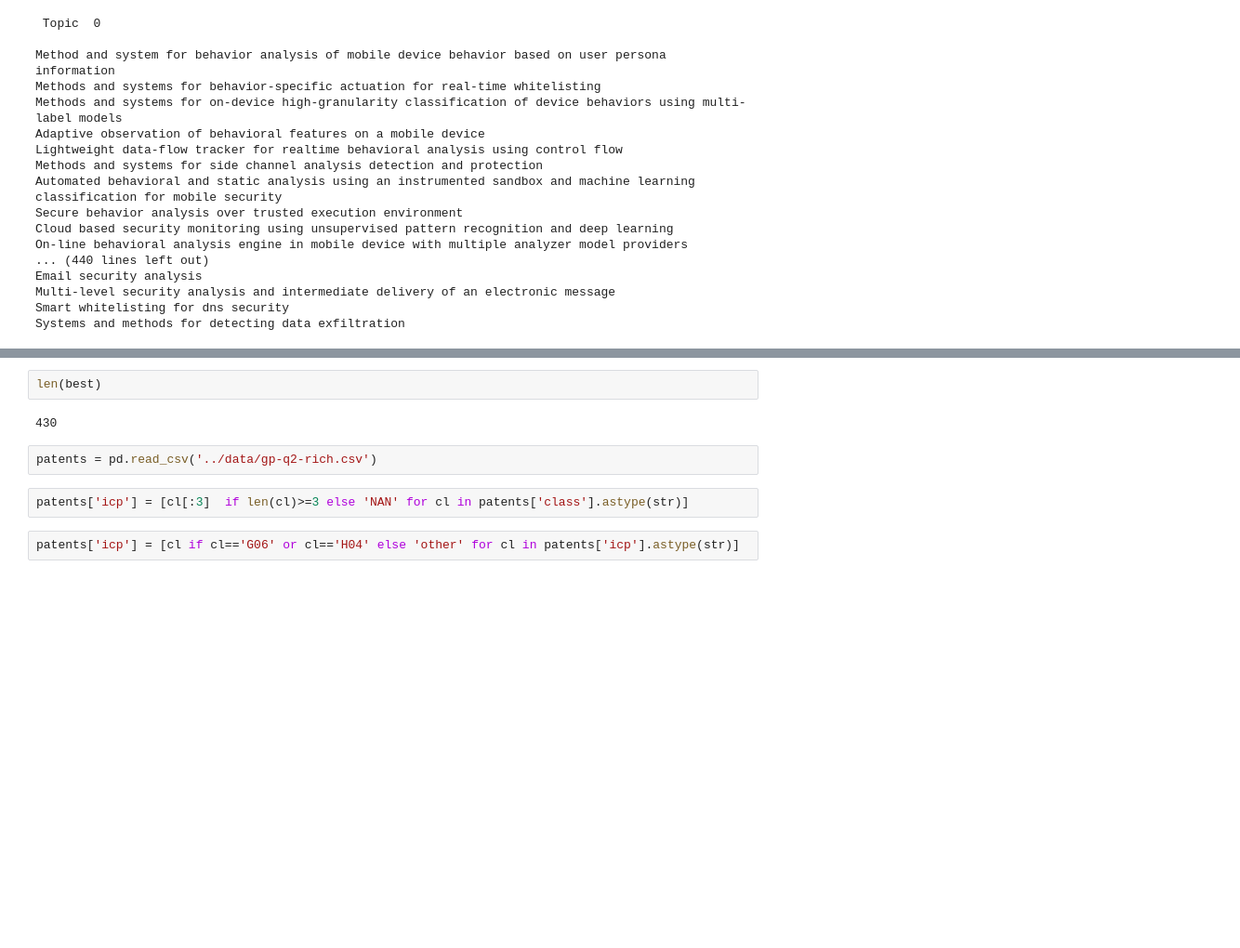
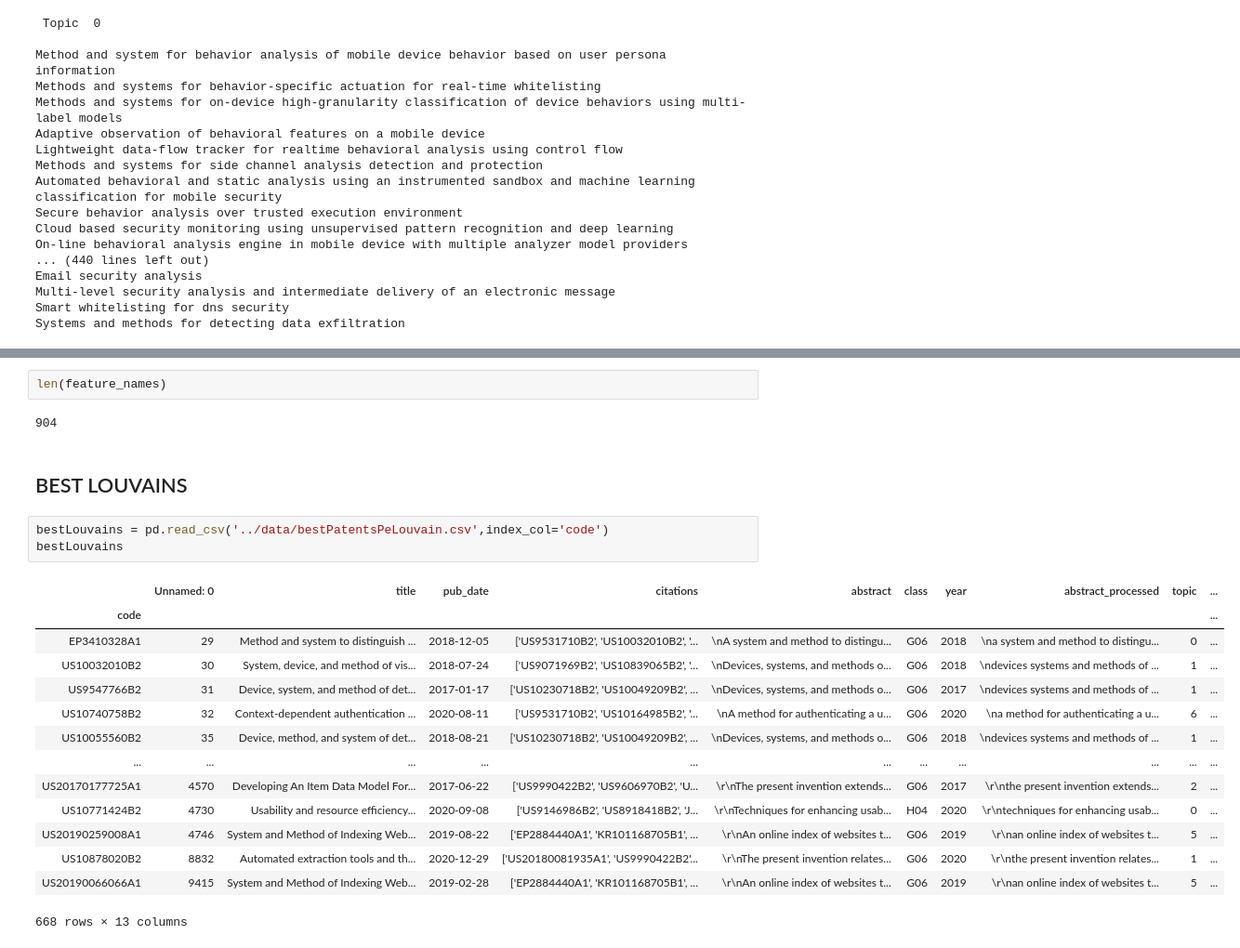
Before and after one commit to carloalbe/SCI-project, a Jupyter notebook: code/Best patents per topics.ipynb, the cells around one changed output, grey strips where cells are left out. Shown: that part at 93% size. Drawn from its saved outputs; the diff is of its cells as text; blank space fills up the shorter version.

```diff
--- a/code/Best patents per topics.ipynb
+++ b/code/Best patents per topics.ipynb
@@ -49,10 +149,24 @@ Systems and methods for detecting data exfiltration
 # %%
-len(best)
+len(feature_names)
 # %% [output]
-430
+904
+# %% [markdown]
+## BEST LOUVAINS
 # %%
-patents = pd.read_csv('../data/gp-q2-rich.csv')
+bestLouvains = pd.read_csv('../data/bestPatentsPeLouvain.csv',index_col='code')
+bestLouvains
+# %% [output]
+|  | Unnamed: 0 | title | pub_date | citations | abstract | class | year | abstract_processed | topic | ... |
+| code |  |  |  |  |  |  |  |  |  | ... |
+| EP3410328A1 | 29 | Method and system to distinguish ... | 2018-12-05 | ['US9531710B2', 'US10032010B2', '... | \nA system and method to distingu... | G06 | 2018 | \na system and method to distingu... | 0 | ... |
+| US10032010B2 | 30 | System, device, and method of vis... | 2018-07-24 | ['US9071969B2', 'US10839065B2', '... | \nDevices, systems, and methods o... | G06 | 2018 | \ndevices systems and methods of ... | 1 | ... |
+| US9547766B2 | 31 | Device, system, and method of det... | 2017-01-17 | ['US10230718B2', 'US10049209B2', ... | \nDevices, systems, and methods o... | G06 | 2017 | \ndevices systems and methods of ... | 1 | ... |
+| US10740758B2 | 32 | Context-dependent authentication ... | 2020-08-11 | ['US9531710B2', 'US10164985B2', '... | \nA method for authenticating a u... | G06 | 2020 | \na method for authenticating a u... | 6 | ... |
+| US10055560B2 | 35 | Device, method, and system of det... | 2018-08-21 | ['US10230718B2', 'US10049209B2', ... | \nDevices, systems, and methods o... | G06 | 2018 | \ndevices systems and methods of ... | 1 | ... |
+| ... | ... | ... | ... | ... | ... | ... | ... | ... | ... | ... |
+| US20170177725A1 | 4570 | Developing An Item Data Model For... | 2017-06-22 | ['US9990422B2', 'US9606970B2', 'U... | \r\nThe present invention extends... | G06 | 2017 | \r\nthe present invention extends... | 2 | ... |
+| US10771424B2 | 4730 | Usability and resource efficiency... | 2020-09-08 | ['US9146986B2', 'US8918418B2', 'J... | \r\nTechniques for enhancing usab... | H04 | 2020 | \r\ntechniques for enhancing usab... | 0 | ... |
+| US20190259008A1 | 4746 | System and Method of Indexing Web... | 2019-08-22 | ['EP2884440A1', 'KR101168705B1', ... | \r\nAn online index of websites t... | G06 | 2019 | \r\nan online index of websites t... | 5 | ... |
+| US10878020B2 | 8832 | Automated extraction tools and th... | 2020-12-29 | ['US20180081935A1', 'US9990422B2'... | \r\nThe present invention relates... | G06 | 2020 | \r\nthe present invention relates... | 1 | ... |
+| US20190066066A1 | 9415 | System and Method of Indexing Web... | 2019-02-28 | ['EP2884440A1', 'KR101168705B1', ... | \r\nAn online index of websites t... | G06 | 2019 | \r\nan online index of websites t... | 5 | ... |
+668 rows × 13 columns
-# %%
-patents['icp'] = [cl[:3]  if len(cl)>=3 else 'NAN' for cl in patents['class'].astype(str)]
-# %%
-patents['icp'] = [cl if cl=='G06' or cl=='H04' else 'other' for cl in patents['icp'].astype(str)]
```
Also changed, not shown: parts of 29 cells of this notebook, 17 other files.
